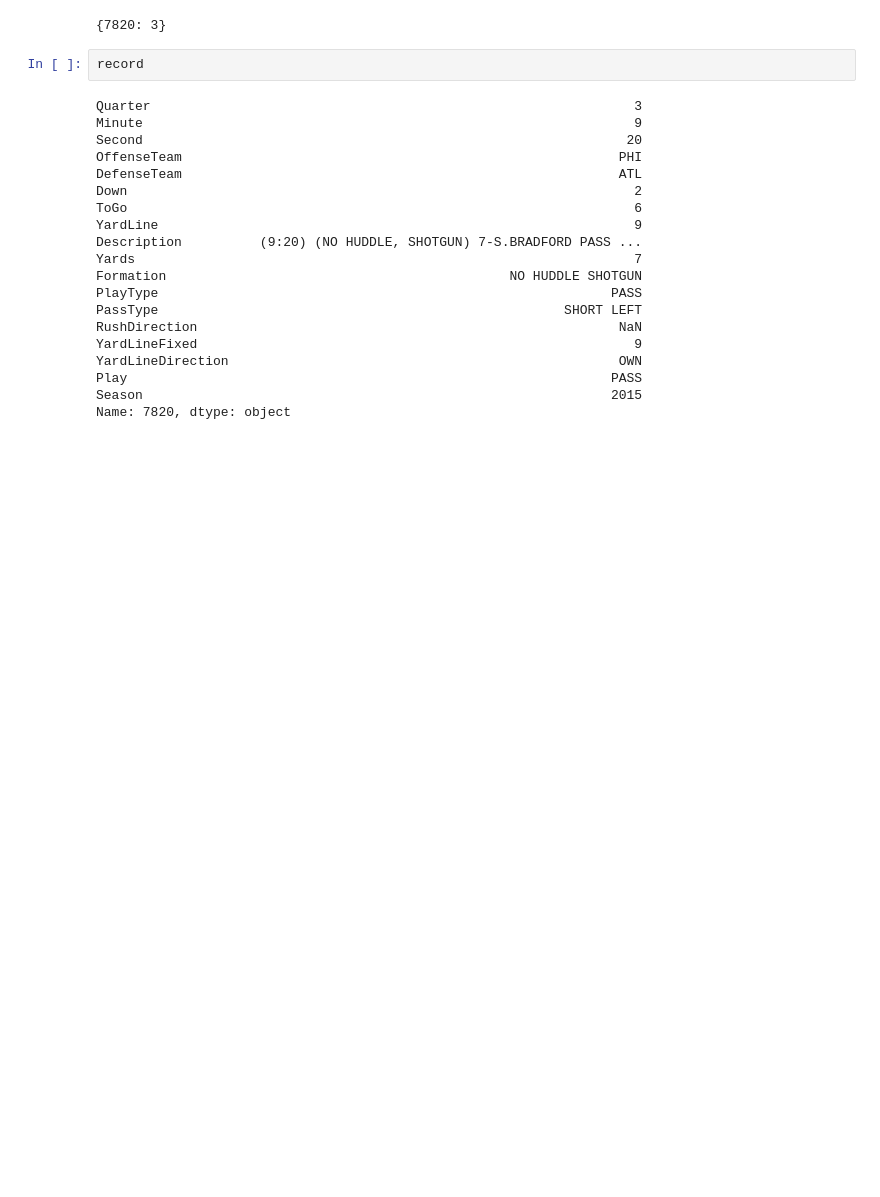
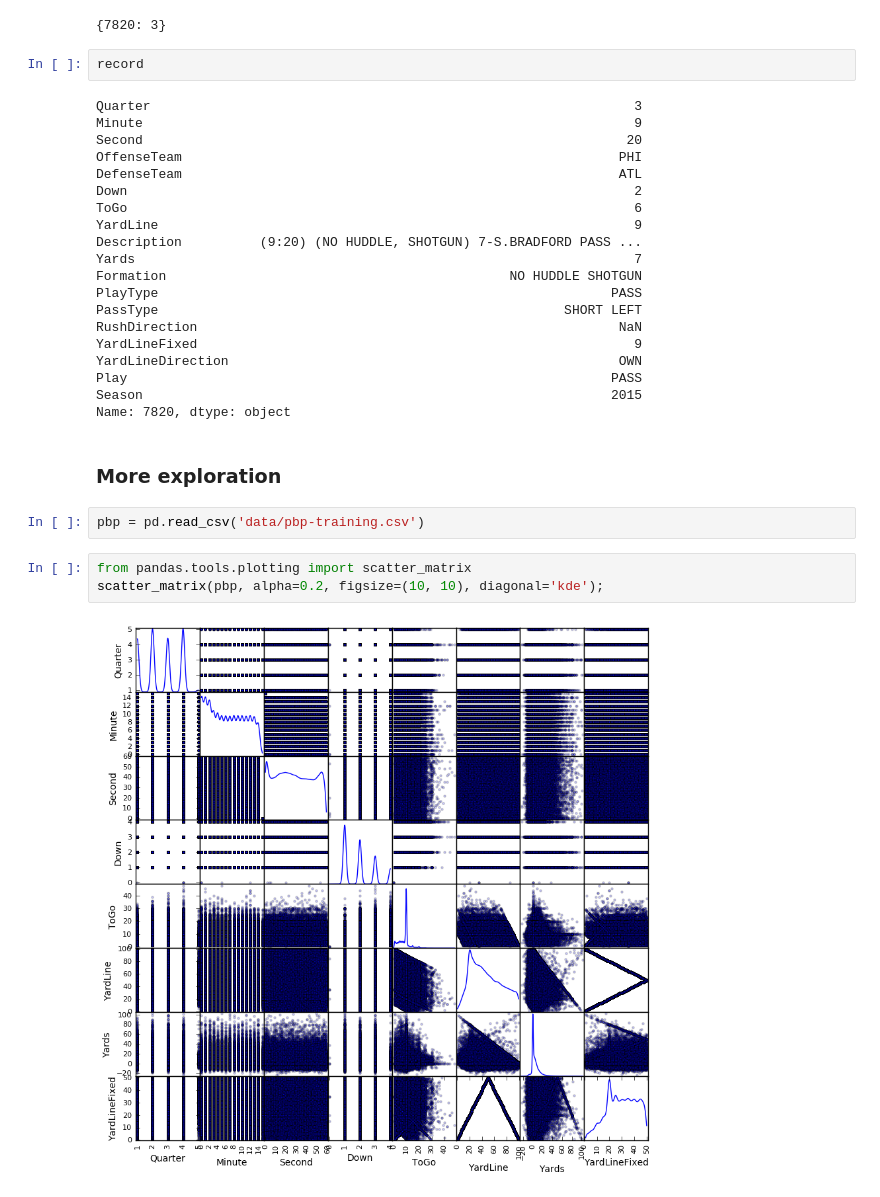
Before and after one commit to zreyn/nfl, a Jupyter notebook: nfl-eda.ipynb, the cells around one changed output. Cells and saved outputs as stored; diff of their text form; blank space fills up the shorter version.

```diff
--- a/nfl-eda.ipynb
+++ b/nfl-eda.ipynb
@@ -649,3 +649,12 @@ YardLineDirection                                                  OWN
 Play                                                              PASS
 Season                                                            2015
 Name: 7820, dtype: object
+# %% [markdown]
+### More exploration
+# %%
+pbp = pd.read_csv('data/pbp-training.csv')
+# %%
+from pandas.tools.plotting import scatter_matrix
+scatter_matrix(pbp, alpha=0.2, figsize=(10, 10), diagonal='kde');
+# %% [output]
+[figure, added]
```
Also changed, not shown: parts of 2 cells of this notebook, 7 other files.
